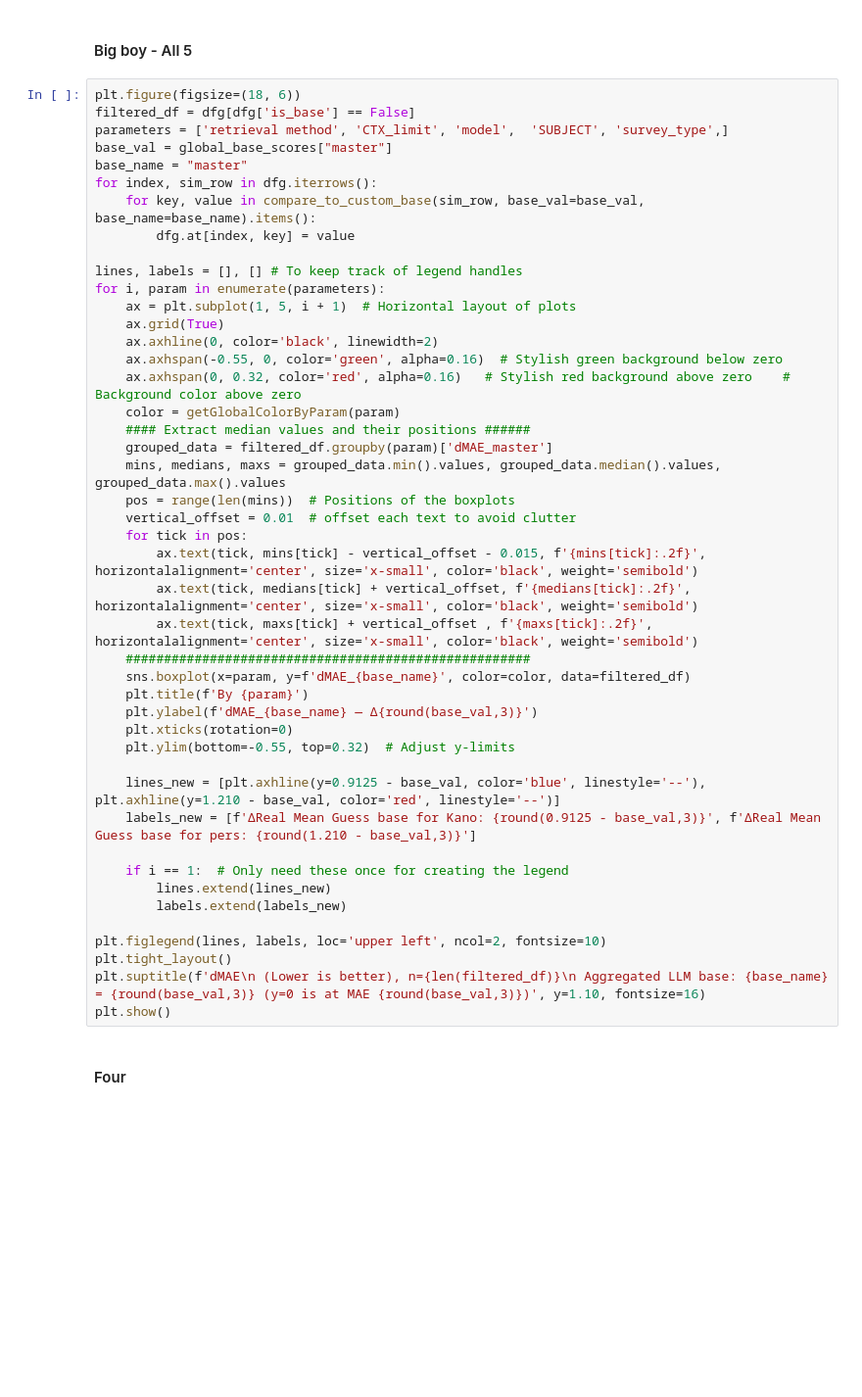
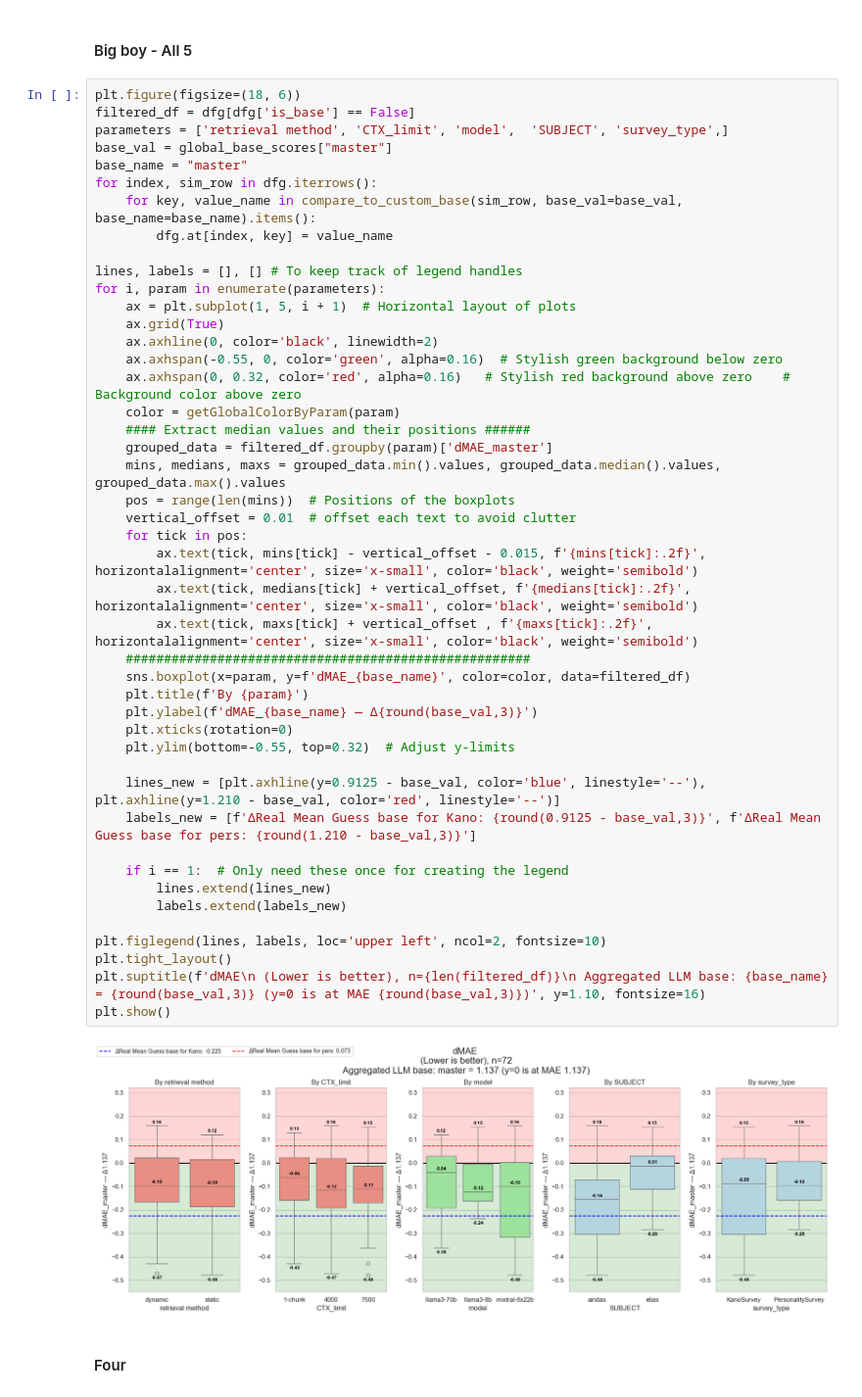
Before and after one commit to Brikas/Thesis, a Jupyter notebook: airi_analysis.ipynb, the cells around one changed output. Shown at 98% size. Cells and saved outputs as stored; diff of their text form; blank space fills up the shorter version.

```diff
--- a/airi_analysis.ipynb
+++ b/airi_analysis.ipynb
@@ -1173,8 +1244,8 @@ parameters = ['retrieval method', 'CTX_limit', 'model',  'SUBJECT', 'survey_type
 base_val = global_base_scores["master"]
 base_name = "master"
 for index, sim_row in dfg.iterrows():
-    for key, value in compare_to_custom_base(sim_row, base_val=base_val, base_name=base_name).items():
-        dfg.at[index, key] = value
+    for key, value_name in compare_to_custom_base(sim_row, base_val=base_val, base_name=base_name).items():
+        dfg.at[index, key] = value_name
 
 lines, labels = [], [] # To keep track of legend handles
 for i, param in enumerate(parameters):
@@ -1184,33 +1255,35 @@ for i, param in enumerate(parameters):
     ax.axhspan(-0.55, 0, color='green', alpha=0.16)  # Stylish green background below zero
     ax.axhspan(0, 0.32, color='red', alpha=0.16)   # Stylish red background above zero    # Background color above zero
     color = getGlobalColorByParam(param)
     #### Extract median values and their positions ######
     grouped_data = filtered_df.groupby(param)['dMAE_master']
     mins, medians, maxs = grouped_data.min().values, grouped_data.median().values, grouped_data.max().values
     pos = range(len(mins))  # Positions of the boxplots
     vertical_offset = 0.01  # offset each text to avoid clutter
     for tick in pos:
         ax.text(tick, mins[tick] - vertical_offset - 0.015, f'{mins[tick]:.2f}', horizontalalignment='center', size='x-small', color='black', weight='semibold')
         ax.text(tick, medians[tick] + vertical_offset, f'{medians[tick]:.2f}', horizontalalignment='center', size='x-small', color='black', weight='semibold')
         ax.text(tick, maxs[tick] + vertical_offset , f'{maxs[tick]:.2f}', horizontalalignment='center', size='x-small', color='black', weight='semibold')
     #####################################################
     sns.boxplot(x=param, y=f'dMAE_{base_name}', color=color, data=filtered_df)
     plt.title(f'By {param}')
     plt.ylabel(f'dMAE_{base_name} — Δ{round(base_val,3)}')
     plt.xticks(rotation=0)
     plt.ylim(bottom=-0.55, top=0.32)  # Adjust y-limits
 
     lines_new = [plt.axhline(y=0.9125 - base_val, color='blue', linestyle='--'), plt.axhline(y=1.210 - base_val, color='red', linestyle='--')]
     labels_new = [f'ΔReal Mean Guess base for Kano: {round(0.9125 - base_val,3)}', f'ΔReal Mean Guess base for pers: {round(1.210 - base_val,3)}']
 
     if i == 1:  # Only need these once for creating the legend
         lines.extend(lines_new)
         labels.extend(labels_new)
 
 plt.figlegend(lines, labels, loc='upper left', ncol=2, fontsize=10)
 plt.tight_layout()
 plt.suptitle(f'dMAE\n (Lower is better), n={len(filtered_df)}\n Aggregated LLM base: {base_name} = {round(base_val,3)} (y=0 is at MAE {round(base_val,3)})', y=1.10, fontsize=16)
 plt.show()
+# %% [output]
+[figure, added]
 # %% [markdown]
 #### Four
 # %%
```
Also changed, not shown: parts of 31 cells of this notebook.
